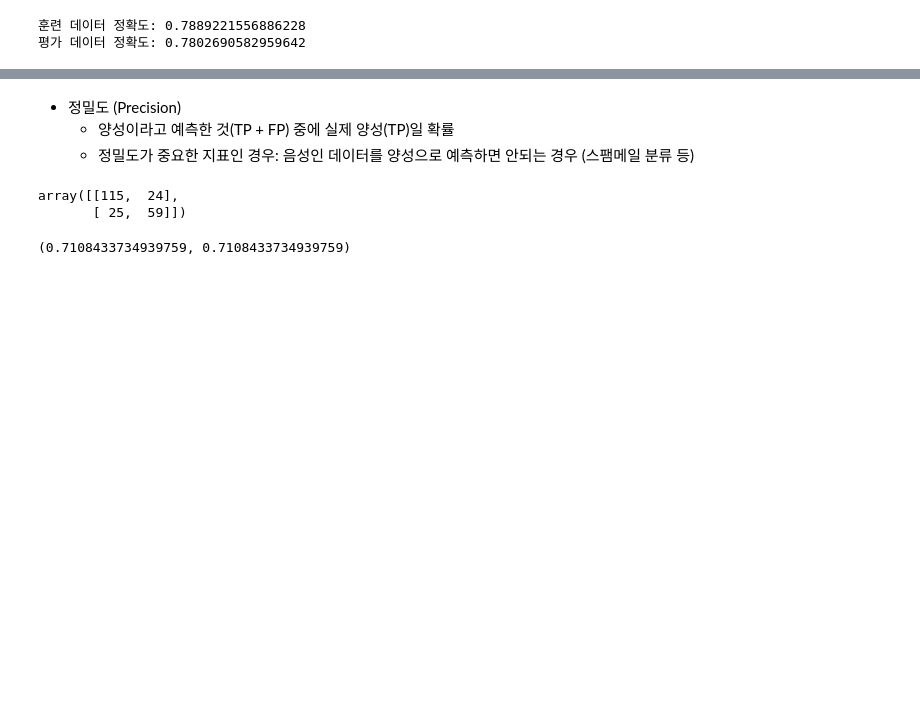
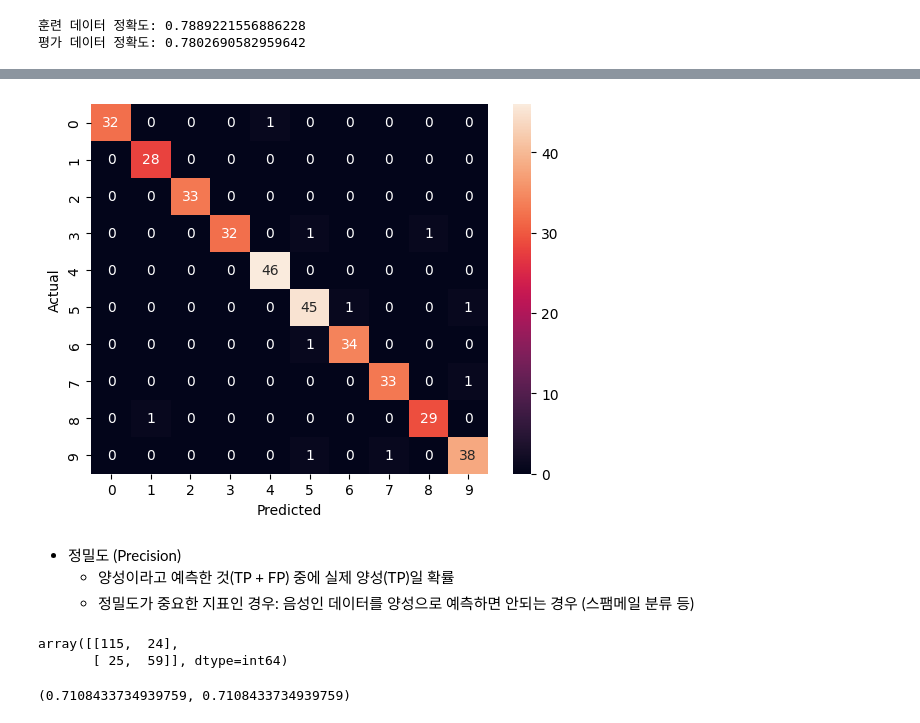
Before and after one commit to yujitaeng/SK_Camp_9, a Jupyter notebook: ML_workspace/08_evaluation/01_evaluation.ipynb, the cells around one changed output, grey strips where cells are left out. Cells and saved outputs as stored; diff of their text form; code cells hidden in the pictures; blank space fills up the shorter version.

```diff
--- a/ML_workspace/08_evaluation/01_evaluation.ipynb
+++ b/ML_workspace/08_evaluation/01_evaluation.ipynb
@@ -118,6 +118,28 @@ print("평가 데이터 정확도:", accuracy_score(y_test, pred_test))
 ![](https://d.pr/i/rtYBJv+)
 # %%
 from sklearn.metrics import confusion_matrix, precision_score, recall_score
+# %%
+from sklearn.datasets import load_digits
+from sklearn.ensemble import RandomForestClassifier
+import seaborn as sns
+
+digits = load_digits()
+X_train, X_test, y_train, y_test = train_test_split(digits.data, digits.target, test_size=0.2, random_state=42)
+
+model = RandomForestClassifier(n_estimators=100, random_state=42)
+model.fit(X_train, y_train)
+
+y_pred = model.predict(X_test)
+
+cm = confusion_matrix(y_test, y_pred)
+
+sns.heatmap(cm, annot=True, fmt='d',
+             xticklabels=digits.target_names, yticklabels=digits.target_names)
+plt.xlabel('Predicted')
+plt.ylabel('Actual')
+plt.show()
+# %% [output]
+[figure, added]
 # %% [markdown]
 - 정밀도 (Precision)
     - 양성이라고 예측한 것(TP + FP) 중에 실제 양성(TP)일 확률
@@ -127,7 +149,7 @@ matrix = confusion_matrix(y_test, pred_test)
 matrix
 # %% [output]
 array([[115,  24],
-       [ 25,  59]])
+       [ 25,  59]], dtype=int64)
 # %%
 p_score = 59 / (24 + 59)
 p_score, precision_score(y_test, pred_test)
```
Also changed, not shown: parts of 11 cells of this notebook, 5 other files.
